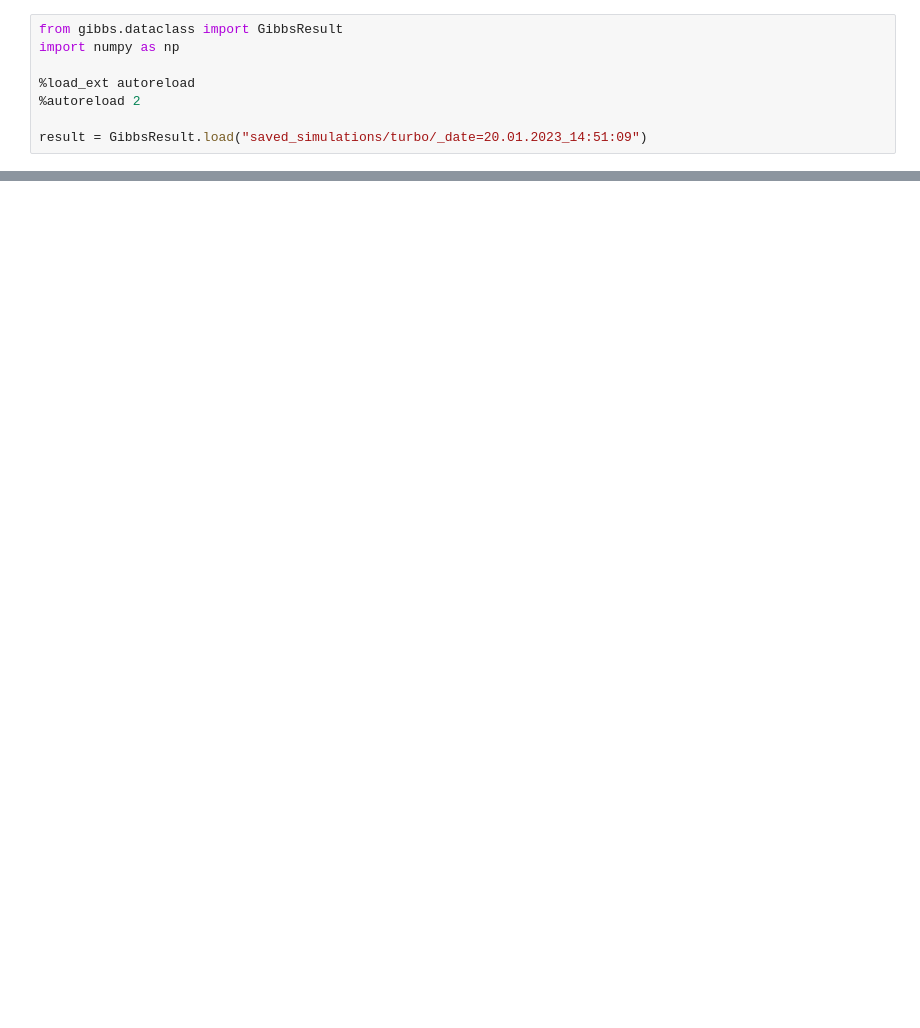
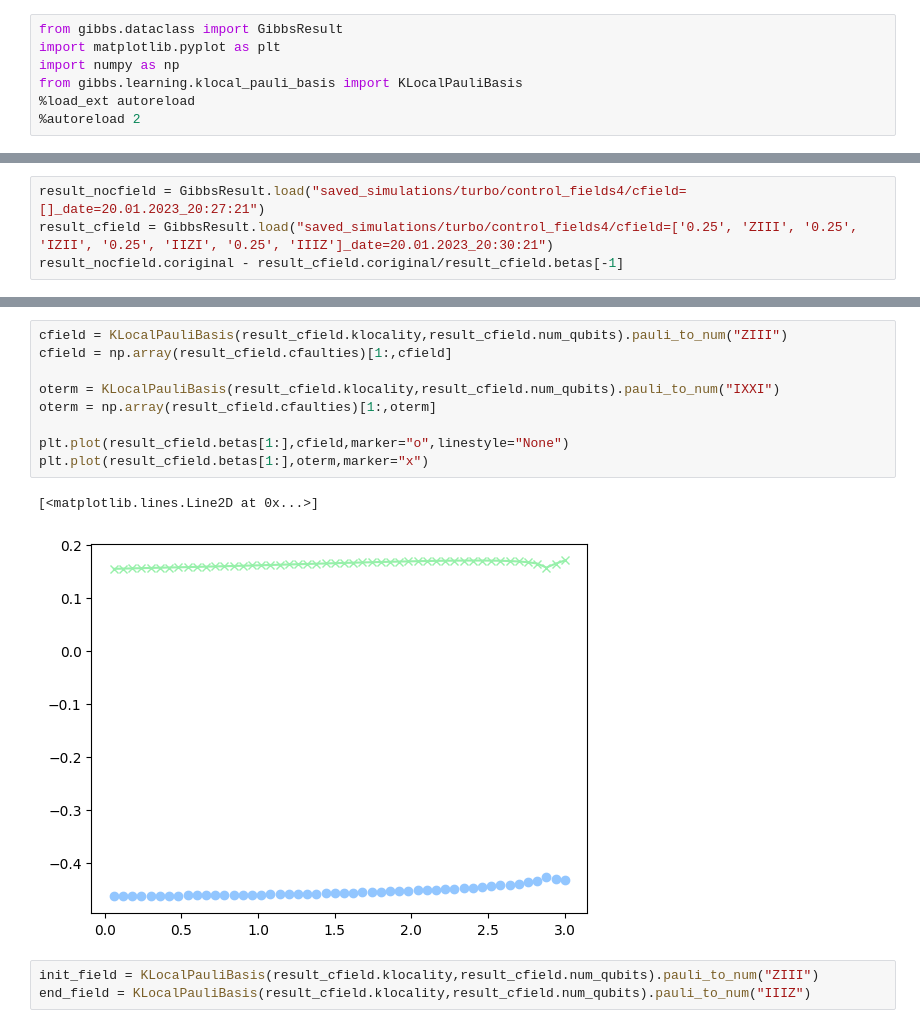
Before and after one commit to MarcDrudis/GibbsPreparation, a Jupyter notebook: visualize_data.ipynb, the cells around one changed output, grey strips where cells are left out. Saved outputs shown, nothing was run; the diff lists cells and outputs as text; blank space fills up the shorter version.

```diff
--- a/visualize_data.ipynb
+++ b/visualize_data.ipynb
@@ -1,8 +1,7 @@
 # %%
 from gibbs.dataclass import GibbsResult
+import matplotlib.pyplot as plt
 import numpy as np
-
+from gibbs.learning.klocal_pauli_basis import KLocalPauliBasis
 %load_ext autoreload
 %autoreload 2
-
-result = GibbsResult.load("saved_simulations/turbo/_date=20.01.2023_14:51:09")
@@ -11,0 +8,4 @@ The autoreload extension is already loaded. To reload it, use:
+# %%
+result_nocfield = GibbsResult.load("saved_simulations/turbo/control_fields4/cfield=[]_date=20.01.2023_20:27:21")
+result_cfield = GibbsResult.load("saved_simulations/turbo/control_fields4/cfield=['0.25', 'ZIII', '0.25', 'IZII', '0.25', 'IIZI', '0.25', 'IIIZ']_date=20.01.2023_20:30:21")
+result_nocfield.coriginal - result_cfield.coriginal/result_cfield.betas[-1]
@@ -28,0 +82,15 @@ display(result.animated_hamiltonian(interval=250,func = np.real))
+# %%
+cfield = KLocalPauliBasis(result_cfield.klocality,result_cfield.num_qubits).pauli_to_num("ZIII")
+cfield = np.array(result_cfield.cfaulties)[1:,cfield]
+
+oterm = KLocalPauliBasis(result_cfield.klocality,result_cfield.num_qubits).pauli_to_num("IXXI")
+oterm = np.array(result_cfield.cfaulties)[1:,oterm]
+
+plt.plot(result_cfield.betas[1:],cfield,marker="o",linestyle="None")
+plt.plot(result_cfield.betas[1:],oterm,marker="x")
+# %% [output]
+[<matplotlib.lines.Line2D at 0x...>]
+[figure, added]
+# %%
+init_field = KLocalPauliBasis(result_cfield.klocality,result_cfield.num_qubits).pauli_to_num("ZIII")
+end_field = KLocalPauliBasis(result_cfield.klocality,result_cfield.num_qubits).pauli_to_num("IIIZ")
```
Also changed, not shown: parts of 9 cells of this notebook, 43 other files.
